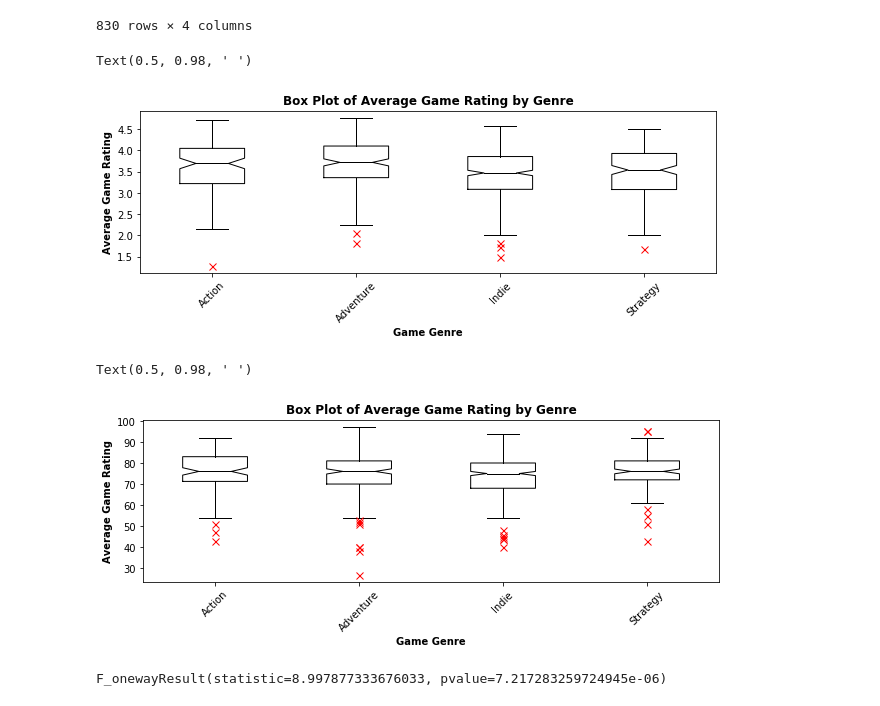
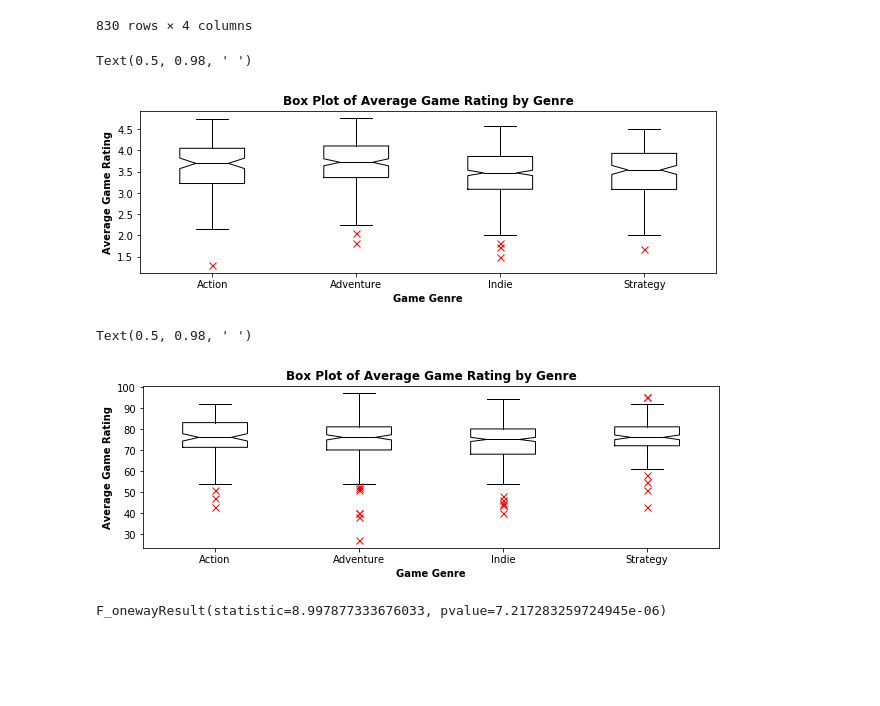
Before and after one commit to Rishi0406/project_1, a Jupyter notebook: game_genre.ipynb, the cells around one changed output. Saved outputs shown, nothing was run; the diff lists cells and outputs as text; code cells hidden in the pictures; blank space fills up the shorter version.

```diff
--- a/game_genre.ipynb
+++ b/game_genre.ipynb
@@ -118,29 +118,27 @@ genre_df_short
 | 1178 | Adventure | 3.57 | 59 | True |
 830 rows × 4 columns
 # %%
-genre_df_short.boxplot("rating",by="genre",figsize=(10,3),rot=45,grid=False,\
+genre_df_short.boxplot("rating",by="genre",figsize=(10,3),grid=False,\
                        notch=True,color="black",\
                        flierprops=dict(marker='x',markersize=7, markeredgecolor="red"))
-                       #medianprops=dict(edgecolor="black"))
 plt.title("Box Plot of Average Game Rating by Genre",fontweight="bold")
 plt.xlabel("Game Genre", fontweight="bold")
 plt.ylabel("Average Game Rating", fontweight="bold")
 plt.suptitle(" ")
 # %% [output]
 Text(0.5, 0.98, ' ')
-[figure, old version]
+[figure, new version]
 # %%
-genre_df_short.boxplot("metacritic",by="genre",figsize=(10,3),rot=45,grid=False,\
+genre_df_short.boxplot("metacritic",by="genre",figsize=(10,3),grid=False,\
                        notch=True,color="black",\
                        flierprops=dict(marker='x',markersize=7, markeredgecolor="red"))
-                       #medianprops=dict(edgecolor="black"))
 plt.title("Box Plot of Average Game Rating by Genre",fontweight="bold")
 plt.xlabel("Game Genre", fontweight="bold")
 plt.ylabel("Average Game Rating", fontweight="bold")
 plt.suptitle(" ")
 # %% [output]
 Text(0.5, 0.98, ' ')
-[figure, old version]
+[figure, new version]
 # %%
 rating=[]
 curr_rating=[]
```
Also changed, not shown: parts of 4 cells of this notebook, 2 other files.
